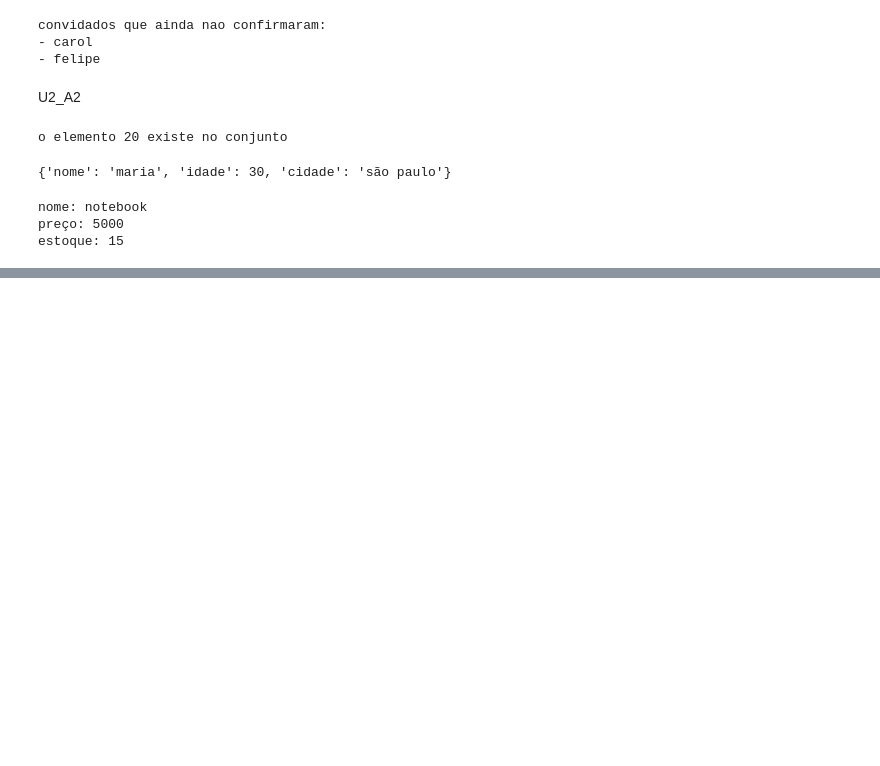
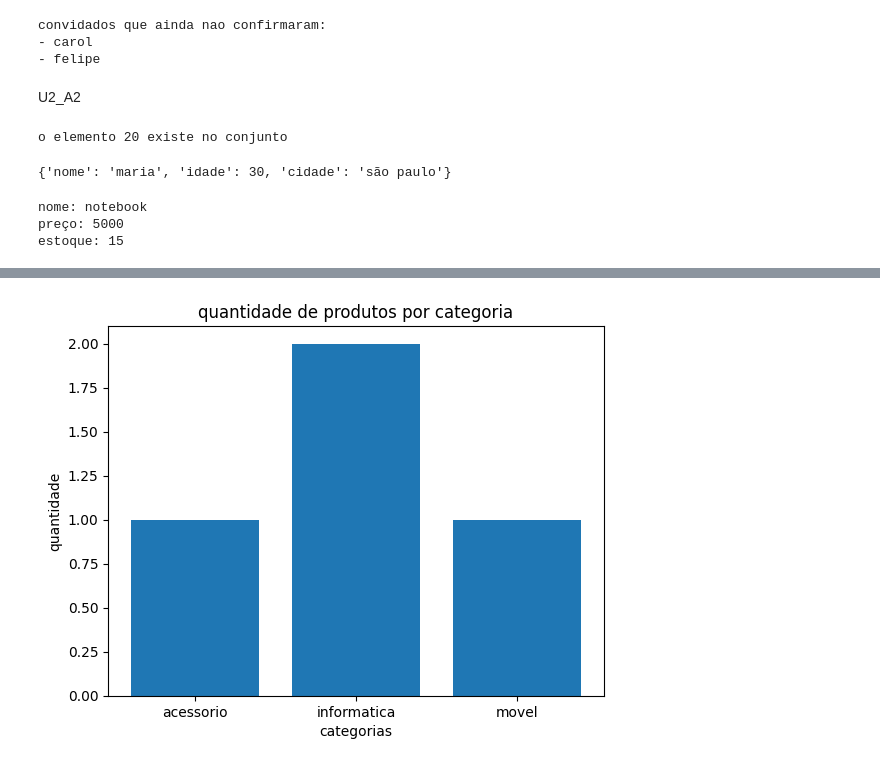
Before and after one commit to Kaua-cruzz/programando_do_zero, a Jupyter notebook: Linguagem_de_programação.ipynb, the cells around one changed output, grey strips where cells are left out. Saved outputs shown, nothing was run; the diff lists cells and outputs as text; code cells hidden in the pictures; blank space fills up the shorter version.

```diff
--- a/Linguagem_de_programação.ipynb
+++ b/Linguagem_de_programação.ipynb
@@ -336,0 +560,13 @@ import numpy as np
+# %%
+categorias_unicas =  list(set(categorias))
+categorias_unicas.sort()
+
+contagem = [categorias.count(cat) for cat in categorias_unicas]
+
+plt.bar(categorias_unicas, contagem)
+plt.xlabel('categorias')
+plt.ylabel('quantidade')
+plt.title('quantidade de produtos por categoria')
+plt.show()
+# %% [output]
+[figure, added]
```
Also changed, not shown: parts of 14 cells of this notebook.
